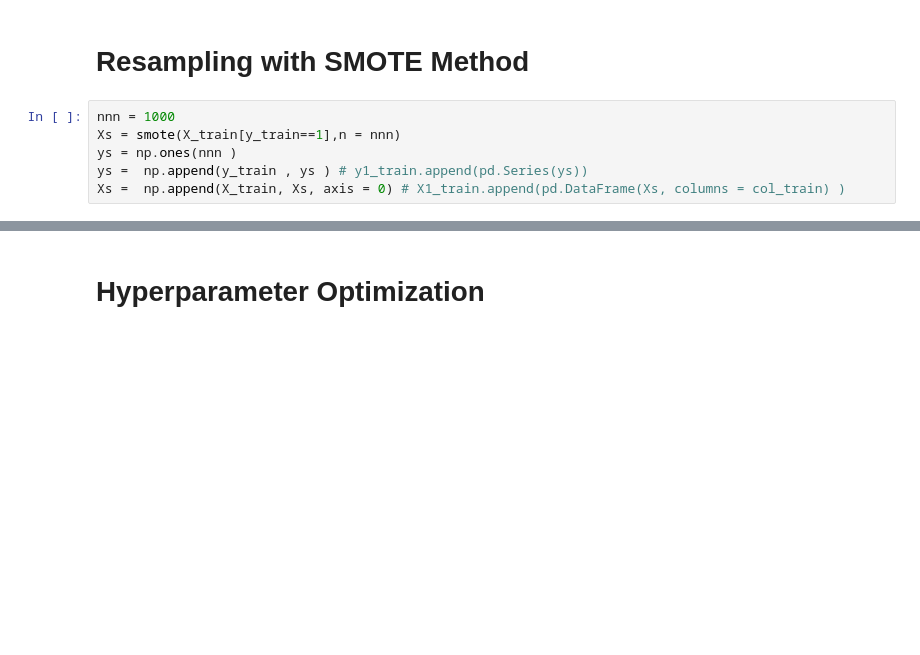
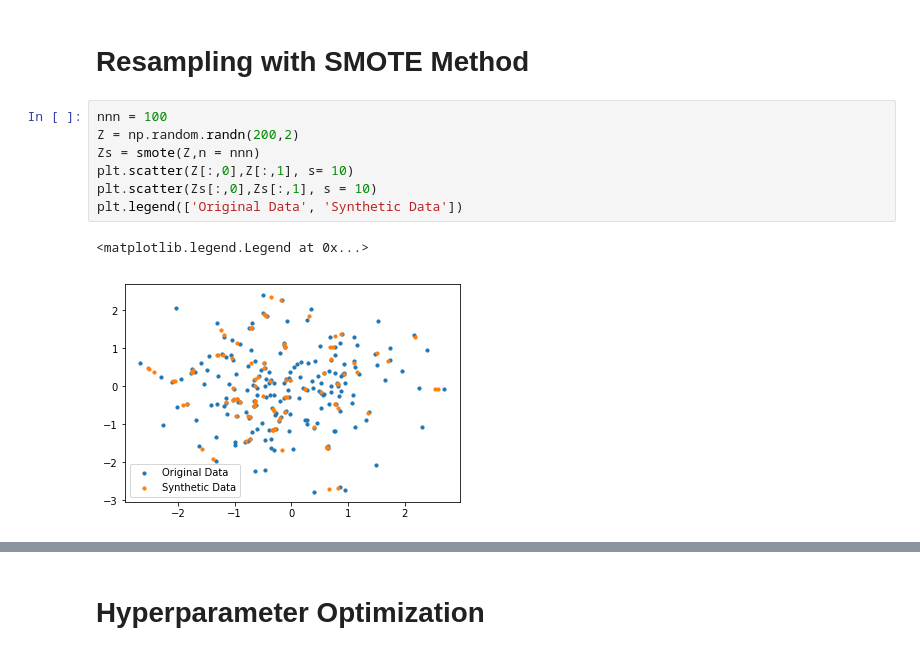
Before and after one commit to Jllamoza/FRAUD_DETECTION, a Jupyter notebook: Fraud_detection.ipynb, the cells around one changed output, grey strips where cells are left out. Cells and saved outputs as stored; diff of their text form; blank space fills up the shorter version.

```diff
--- a/Fraud_detection.ipynb
+++ b/Fraud_detection.ipynb
@@ -104,9 +106,13 @@ scaler = StandardScaler()
 X = scaler.fit_transform(X)
 # %% [markdown]
 # Resampling with SMOTE Method
-# %%
-nnn = 1000
-Xs = smote(X_train[y_train==1],n = nnn)
-ys = np.ones(nnn )
-ys =  np.append(y_train , ys ) # y1_train.append(pd.Series(ys))
-Xs =  np.append(X_train, Xs, axis = 0) # X1_train.append(pd.DataFrame(Xs, columns = col_train) )
+# %%
+nnn = 100
+Z = np.random.randn(200,2)
+Zs = smote(Z,n = nnn)
+plt.scatter(Z[:,0],Z[:,1], s= 10)
+plt.scatter(Zs[:,0],Zs[:,1], s = 10)
+plt.legend(['Original Data', 'Synthetic Data'])
+# %% [output]
+<matplotlib.legend.Legend at 0x...>
+[figure, added]
```
Also changed, not shown: parts of 5 cells of this notebook.
